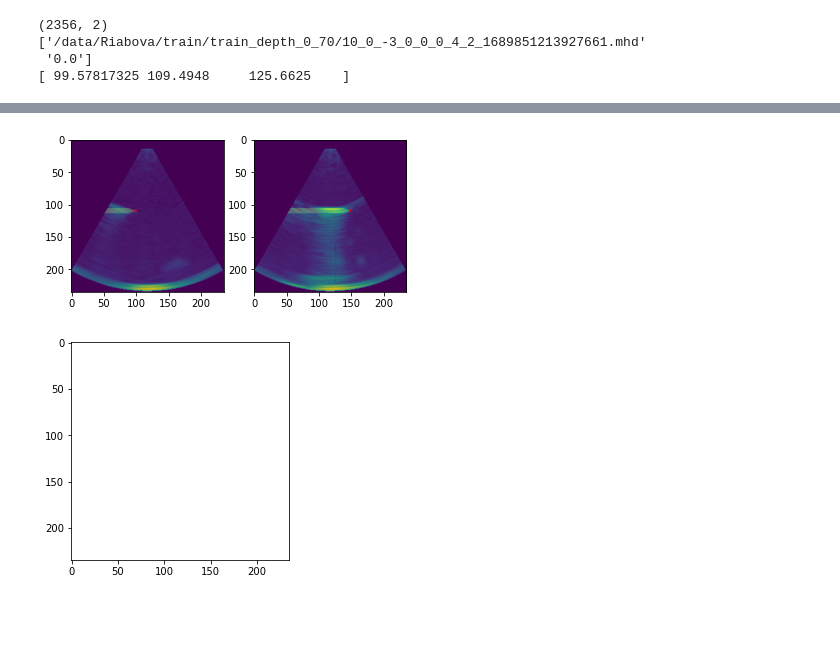
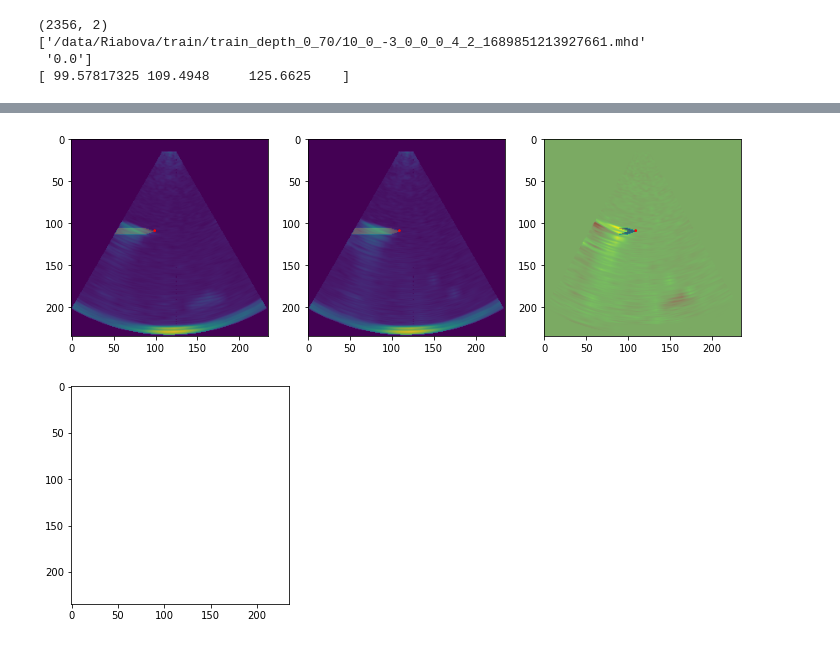
Before and after one commit to ryabovasasha08/US_3D_needle_detection, a Jupyter notebook: drafts.ipynb, the cells around one changed output, grey strips where cells are left out. Drawn from its saved outputs; the diff is of its cells as text; code cells hidden in the pictures; blank space fills up the shorter version.

Commit message:
Model in drafts.ipynb diff between consequent frames

```diff
--- a/drafts.ipynb
+++ b/drafts.ipynb
@@ -54,37 +96,29 @@ print(y[0, :])
 # %%
-# plot two frames from one sequence next to each other with needle pixels and tip ground truth:
-
-import h5py
-import matplotlib.pyplot as plt
-from utils.type_reader import get_image_array
-from matplotlib import patches
-
-
-input_image = get_image_array(X[0][0])
-h5_file = h5py.File('../train/needle_masks_h5/'+X[0][0][:-4].split("/")[-1]+'.hdf5', 'r')
-needle_mask = h5_file['default'][()]
-h5_file.close()
-
 frame_first = 0
-frame_second = 15
+frame_second = 3
 label_first = labels[frame_first]
 label_second = labels[frame_second]
 
-fig = plt.figure()
+fig = plt.figure(figsize=(12, 12))
 
-ax = fig.add_subplot(1, 2, 1)
+ax = fig.add_subplot(1, 3, 1)
 plt.imshow(input_image[:, :, int(label_first[2]), frame_first].T)
 plt.imshow(needle_mask[frame_first, :, :, int(label_first[2])].T, alpha=0.2)
 ax.add_patch(patches.Circle((int(label_first[0]), int(label_first[1])), radius=1, color='red'))
 
-ax = fig.add_subplot(1, 2, 2)
+ax = fig.add_subplot(1, 3, 2)
 plt.imshow(input_image[:, :, int(label_second[2]), frame_second].T)
 plt.imshow(needle_mask[frame_second, :, :, int(label_second[2])].T, alpha=0.2)
 ax.add_patch(patches.Circle((int(label_second[0]), int(label_second[1])), radius=1, color='red'))
 
+
+ax = fig.add_subplot(1, 3, 3)
+plt.imshow(input_image[:, :, int(label_second[2]), frame_second].T - input_image[:, :, int(label_first[2]), frame_first].T)
+plt.imshow(needle_mask[frame_first, :, :, int(label_first[2])].T-needle_mask[frame_second, :, :, int(label_second[2])].T, alpha=0.4)
+ax.add_patch(patches.Circle((int(label_second[0]), int(label_second[1])), radius=1, color='red'))
 plt.show()
 # %% [output]
-[figure, old version]
+[figure, new version]
 # %%
 # create an animation from one sequence of images with needle pixels and tip ground truth and save it:
 import matplotlib.animation as anm
```
Also changed, not shown: parts of 2 cells of this notebook, 2 other files.
